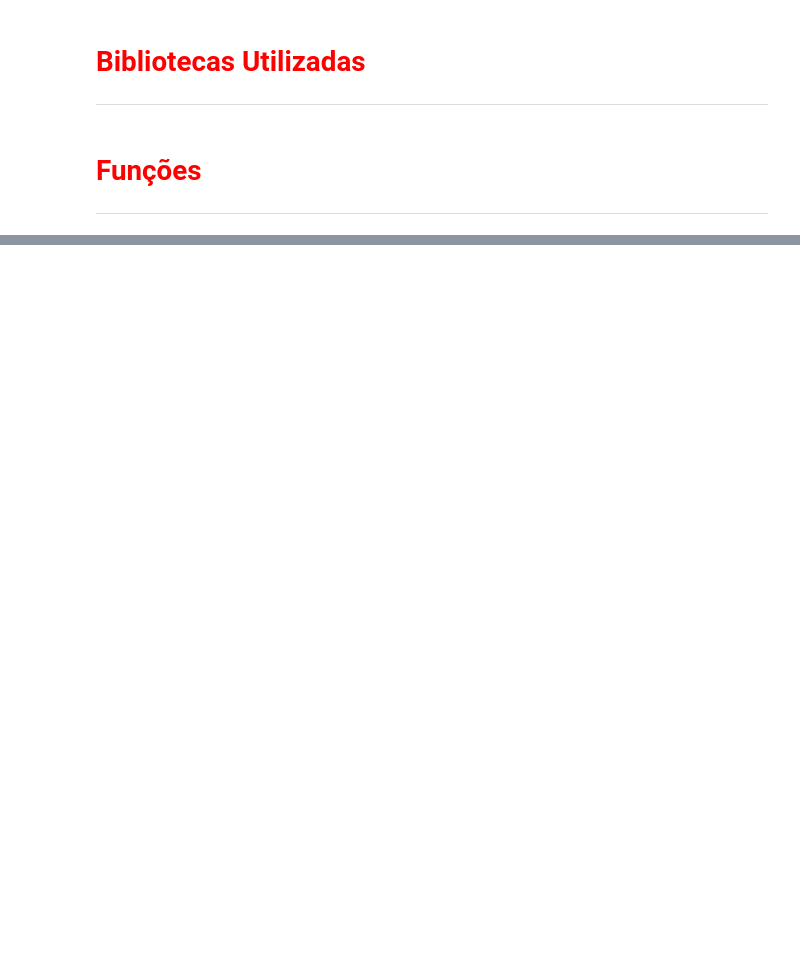
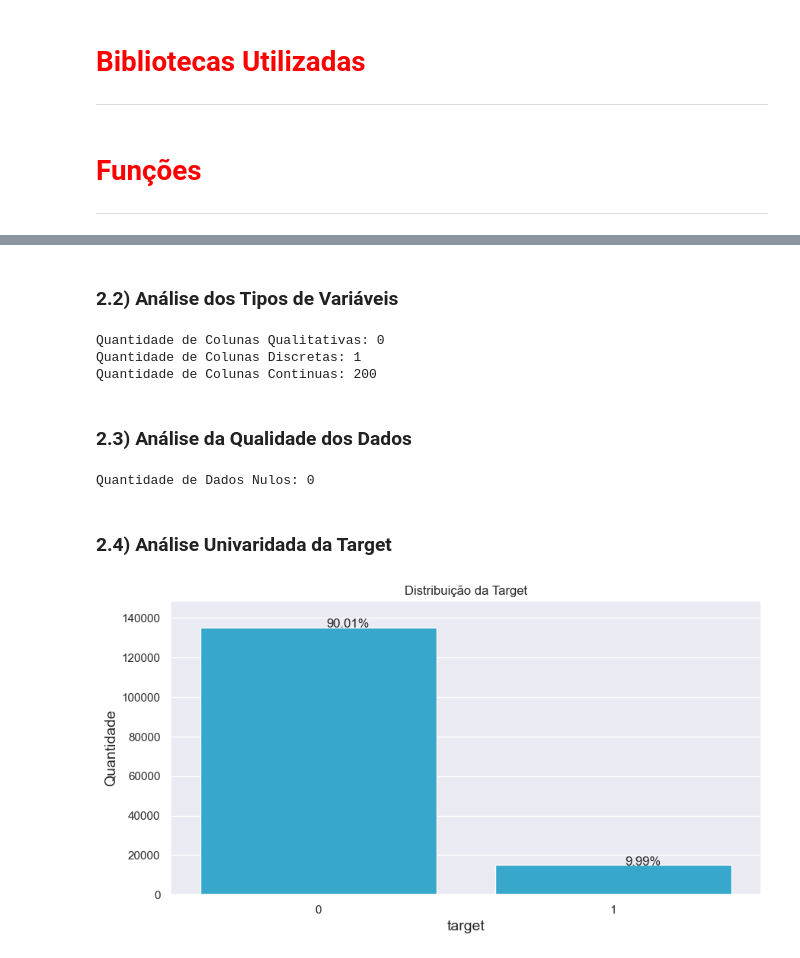
Before and after one commit to leonardovargas10/Modelo_Previsao_Satisfacao, a Jupyter notebook: Modelo_Previsao_Transacoes.ipynb, the cells around one changed output, grey strips where cells are left out. Drawn from its saved outputs; the diff is of its cells as text; code cells hidden in the pictures; blank space fills up the shorter version.

Commit message:
V1 Case

```diff
--- a/Modelo_Previsao_Transacoes.ipynb
+++ b/Modelo_Previsao_Transacoes.ipynb
@@ -122,0 +547,10 @@ test = pd.read_csv('../100_case_santander/data/test.csv')
+# %%
+def separa_treino_teste(target, dados, size):
+    x = dados.drop(target, axis = 1)
+    y = dados[target]
+    x_train, x_test, y_train, y_test = train_test_split(x, y, test_size= size, random_state = 42)
+
+    df_train = pd.concat([x_train, y_train], axis = 1)
+    df_test = pd.concat([x_test, y_test], axis = 1)
+
+    return df_train, df_test
@@ -122,0 +1044,14 @@ test = pd.read_csv('../100_case_santander/data/test.csv')
+# %%
+train = pd.read_csv('../100_case_santander/data/train.csv')
+test = pd.read_csv('../100_case_santander/data/test.csv')
+
+train.drop('ID_code', axis = 1, inplace = True)
+test.drop('ID_code', axis = 1, inplace = True)
+
+df_train = separa_treino_teste('target', train, 0.25)[0]
+df_valid = separa_treino_teste('target', train, 0.25)[1]
+df_test = test.copy()
+
+print(f'Quantidade de registros Treino: {df_train.shape[0]}')
+print(f'Quantidade de registros Validação: {df_valid.shape[0]}')
+print(f'Quantidade de registros Teste: {df_test.shape[0]}')
@@ -122,0 +1075,29 @@ test = pd.read_csv('../100_case_santander/data/test.csv')
+# %% [markdown]
+### 2.2) Análise dos Tipos de Variáveis
+# %%
+analytics = df_train.copy()
+
+qualitativas = [column for column in analytics.columns if analytics[column].dtype.name == 'object']
+discretas = [column for column in analytics.columns if analytics[column].dtype.name == 'int64']
+continuas = [column for column in analytics.columns if analytics[column].dtype.name == 'float64']
+
+print(f'Quantidade de Colunas Qualitativas: {len(qualitativas)}')
+print(f'Quantidade de Colunas Discretas: {len(discretas)}')
+print(f'Quantidade de Colunas Continuas: {len(continuas)}')
+# %% [output]
+Quantidade de Colunas Qualitativas: 0
+Quantidade de Colunas Discretas: 1
+Quantidade de Colunas Continuas: 200
+# %% [markdown]
+### 2.3) Análise da Qualidade dos Dados
+# %%
+nulos = analytics.isnull().sum().sum()
+print(f'Quantidade de Dados Nulos: {nulos}')
+# %% [output]
+Quantidade de Dados Nulos: 0
+# %% [markdown]
+### 2.4) Análise Univaridada da Target
+# %%
+plota_barras(['target'], False, analytics, 1, 1, 'Distribuição da Target')
+# %% [output]
+[figure, added]
```
Also changed, not shown: parts of 77 cells of this notebook.
